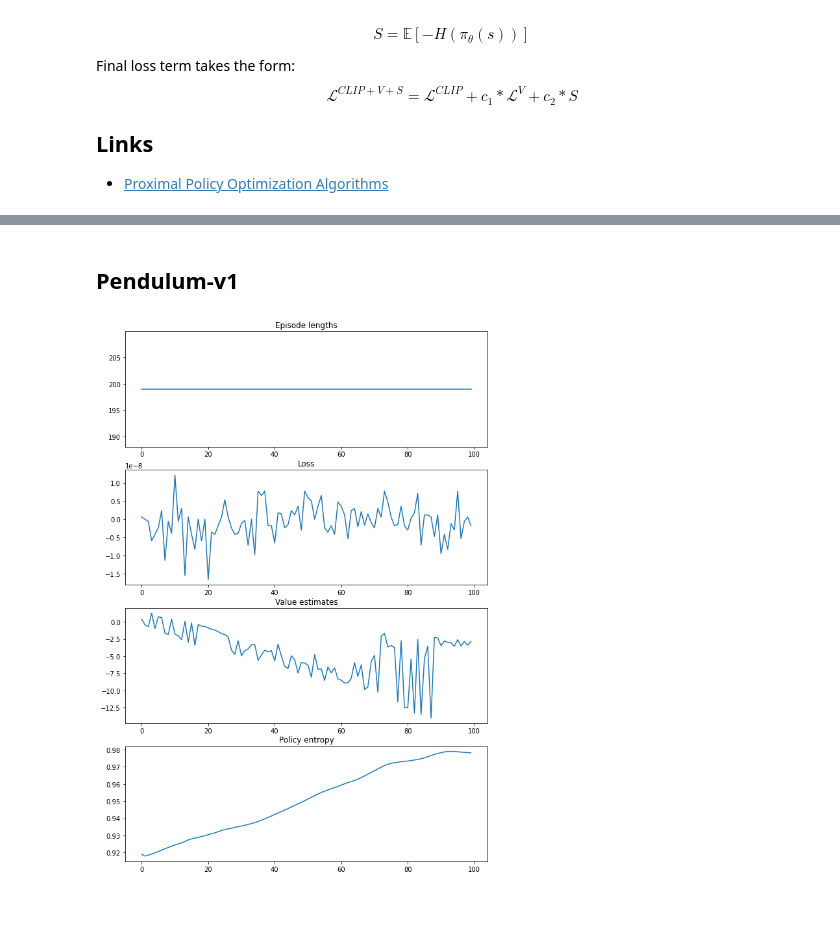
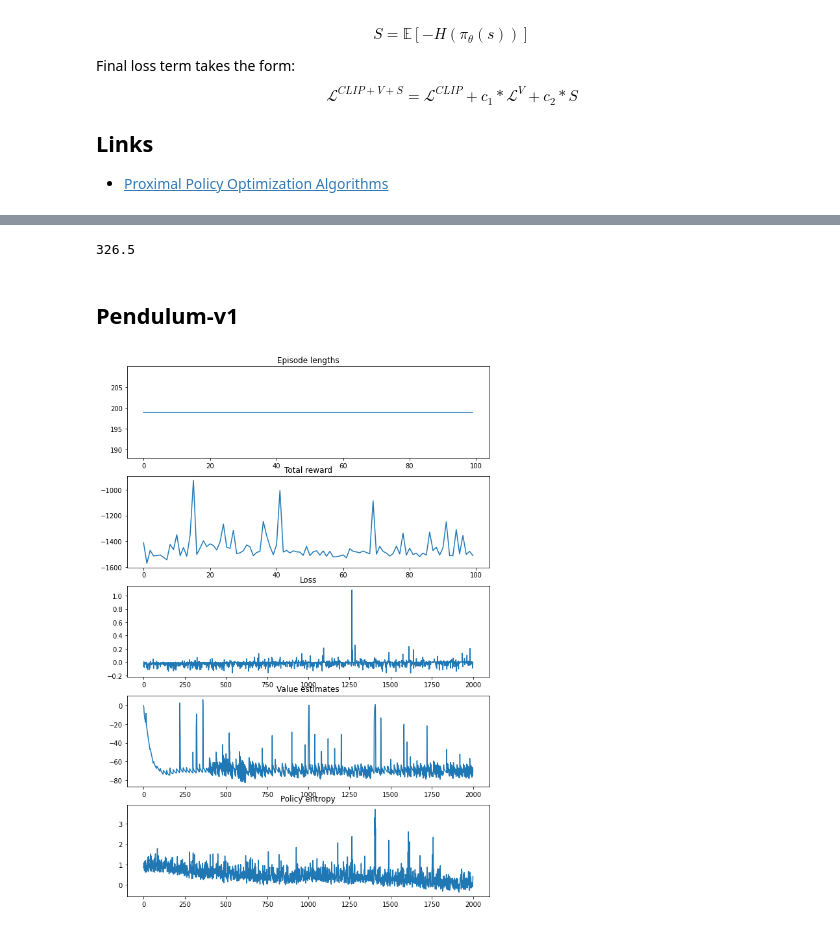
Before and after one commit to vslaykovsky/simplementations, a Jupyter notebook: RL/PPO.ipynb, the cells around one changed output, grey strips where cells are left out. Cells and saved outputs as stored; diff of their text form; code cells hidden in the pictures.

```diff
--- a/RL/PPO.ipynb
+++ b/RL/PPO.ipynb
@@ -126,0 +145,18 @@ tensor(-0.0510, grad_fn=<SelectBackward0>)
+# %%
+class ValueModel(torch.nn.Module):
+    def __init__(self, state_size, hidden_size):
+        super().__init__()
+        self.value_nn = torch.nn.Sequential(
+            torch.nn.Linear(state_size, hidden_size),
+            torch.nn.Tanh(),
+            torch.nn.Linear(hidden_size, hidden_size),
+            torch.nn.Tanh(),
+            torch.nn.Linear(hidden_size, 1)
+        )
+
+    def forward(self, state):
+        return torch.squeeze(self.value_nn(state), -1)
+
+
+vm = ValueModel(2, 64)
+vm, vm(torch.tensor([1, 2.]))
@@ -285,9 +356,15 @@ def train_ppo(env_name,
+# %%
+test_policy(policy_model, 'CartPole-v1', episodes=2)
+# %% [output]
+326.5
 # %% [markdown]
 ## Pendulum-v1
 # %%
-policy_model = train_ppo('Pendulum-v1', td_n=0, entropy_loss_weight=0., gamma=0.99, eps=0.1, episodes=100)
+policy_model = train_ppo('Pendulum-v1', entropy_loss_weight=0.01, gamma=0.9, eps=0.2, episodes=25,
+                         early_stopping_reward=-200, train_every_step=10, hidden_size=64,
+                         gradient_iters=20, max_policy_kl=0.02, lr=0.001, normalize_advantage=True)
 # %% [output]
-[figure, old version]
+[figure, new version]
 # %%
 test_policy(policy_model, 'Pendulum-v1', episodes=2, render=True)
 # %% [output]
```
Also changed, not shown: parts of 14 cells of this notebook.
